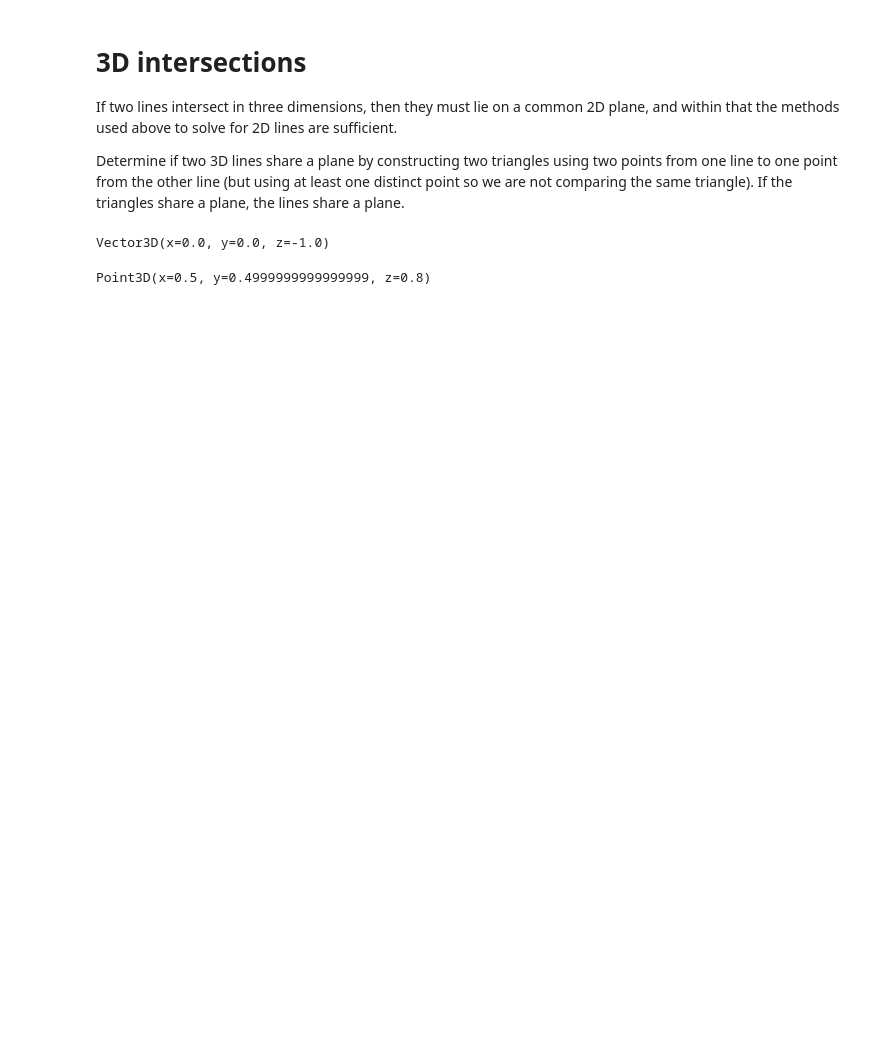
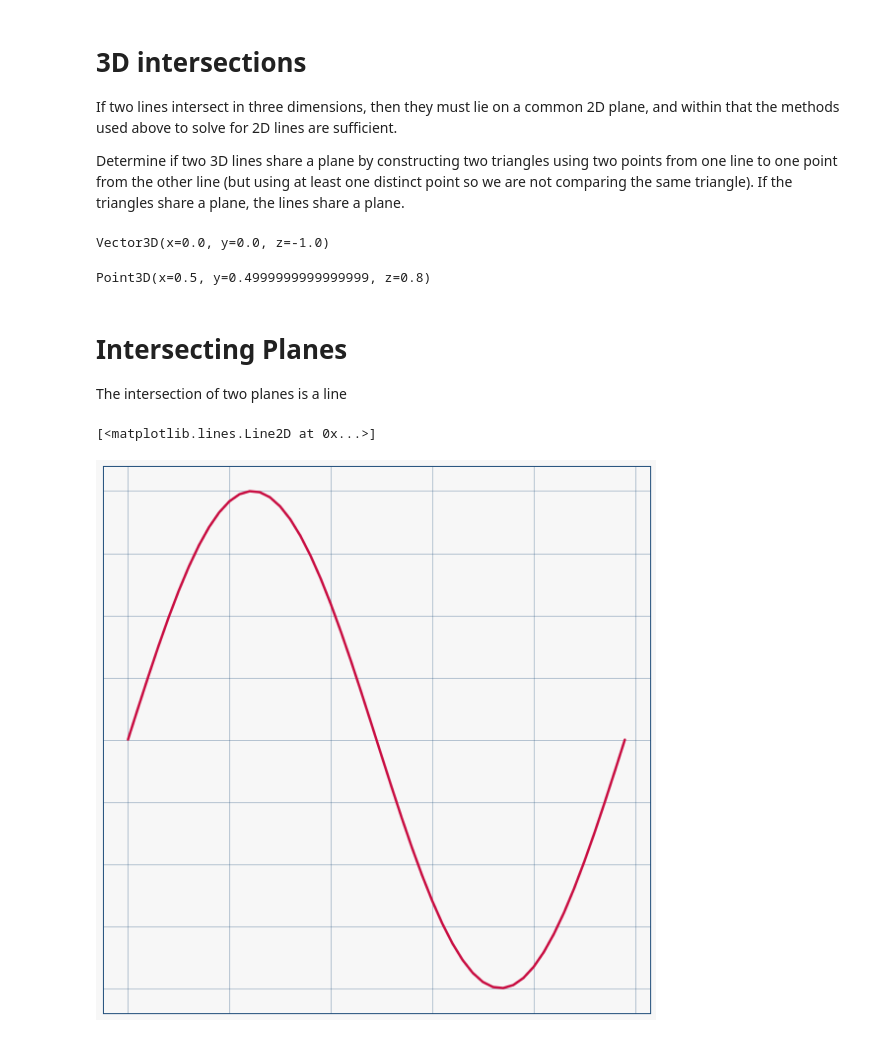
Before and after one commit to jthorniley/notebooks, a Jupyter notebook: Intersections.ipynb, the cells around one changed output. Cells and saved outputs as stored; diff of their text form; code cells hidden in the pictures; blank space fills up the shorter version.

```diff
--- a/Intersections.ipynb
+++ b/Intersections.ipynb
@@ -300,3 +310,7 @@ line2 = Line3D(origin, dir2)
 line1.intersect(line2)
 # %% [output]
 Point3D(x=0.5, y=0.4999999999999999, z=0.8)
+# %% [markdown]
+# Intersecting Planes
+
+The intersection of two planes is a line
@@ -302,0 +319,6 @@ Point3D(x=0.5, y=0.4999999999999999, z=0.8)
+# %%
+plt.figure(figsize=(8,8))
+plt.plot(np.sin(np.linspace(0, np.pi * 2)))
+# %% [output]
+[<matplotlib.lines.Line2D at 0x...>]
+[figure, added]
```
Also changed, not shown: parts of 12 cells of this notebook, 8 other files.
